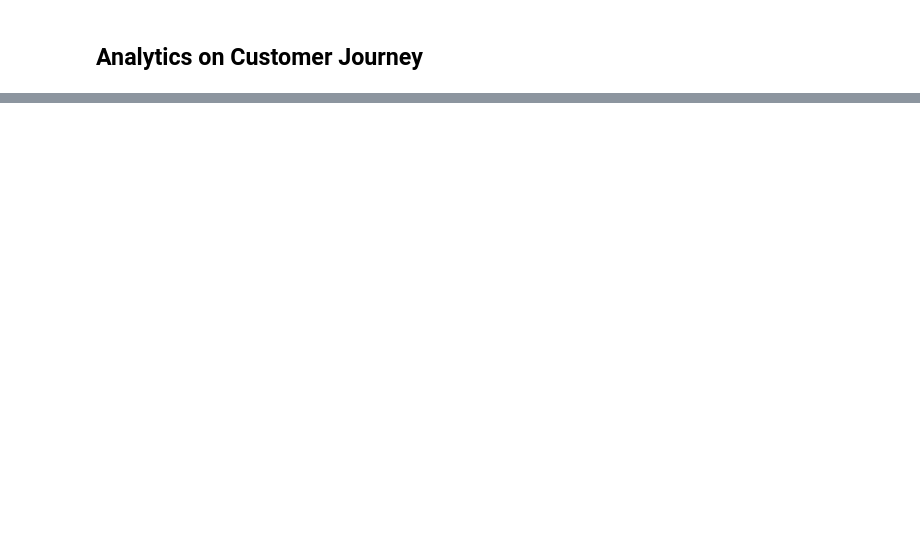
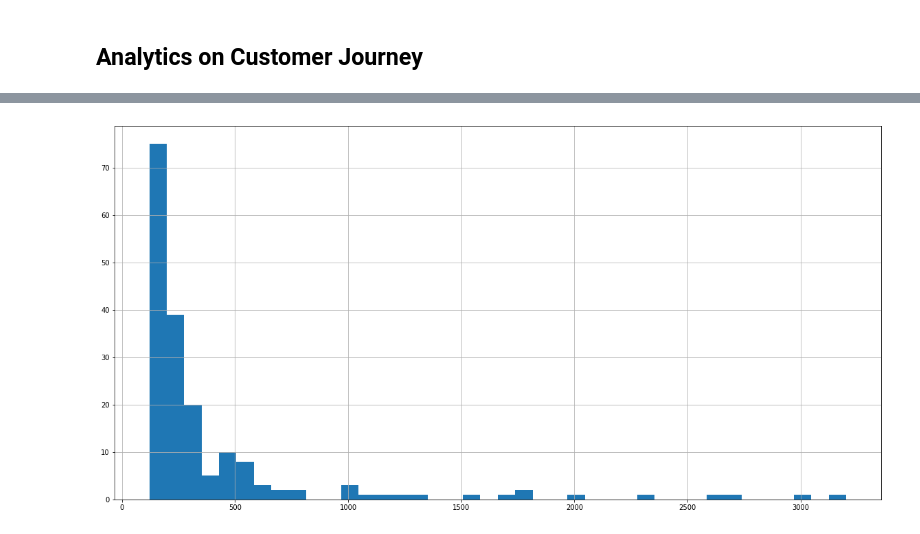
Before and after one commit to ZiaoChen/BC3406, a Jupyter notebook: Hackathon/Customer Journey.ipynb, the cells around one changed output, grey strips where cells are left out. Cells and saved outputs as stored; diff of their text form; code cells hidden in the pictures; blank space fills up the shorter version.

```diff
--- a/Hackathon/Customer Journey.ipynb
+++ b/Hackathon/Customer Journey.ipynb
@@ -222,0 +405,5 @@ plt.show()
+# %%
+paid_time_list[paid_time_list < 3600].hist(figsize=(20,10), bins=40)
+plt.show()
+# %% [output]
+[figure, added]
```
Also changed, not shown: parts of 31 cells of this notebook, 5 other files.
